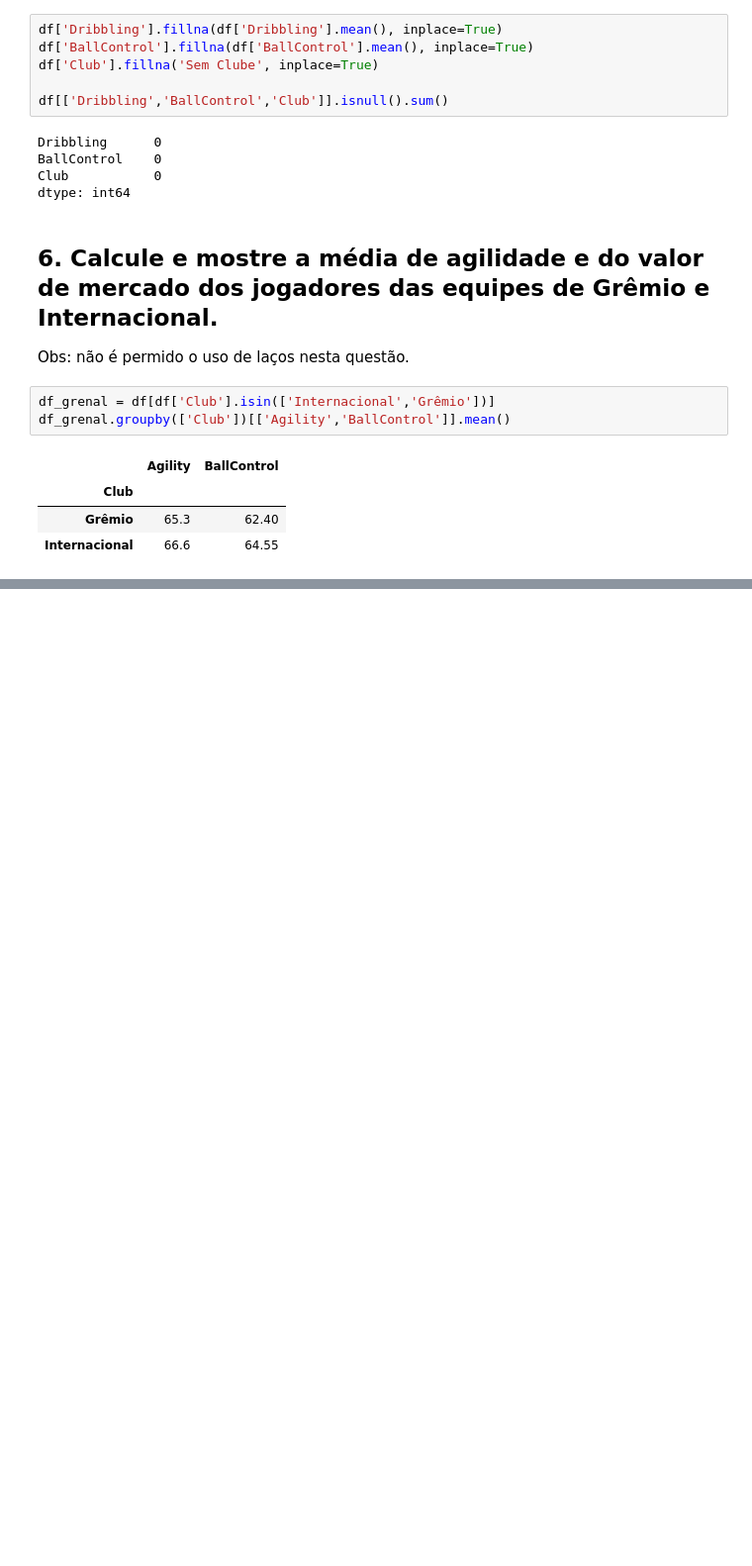
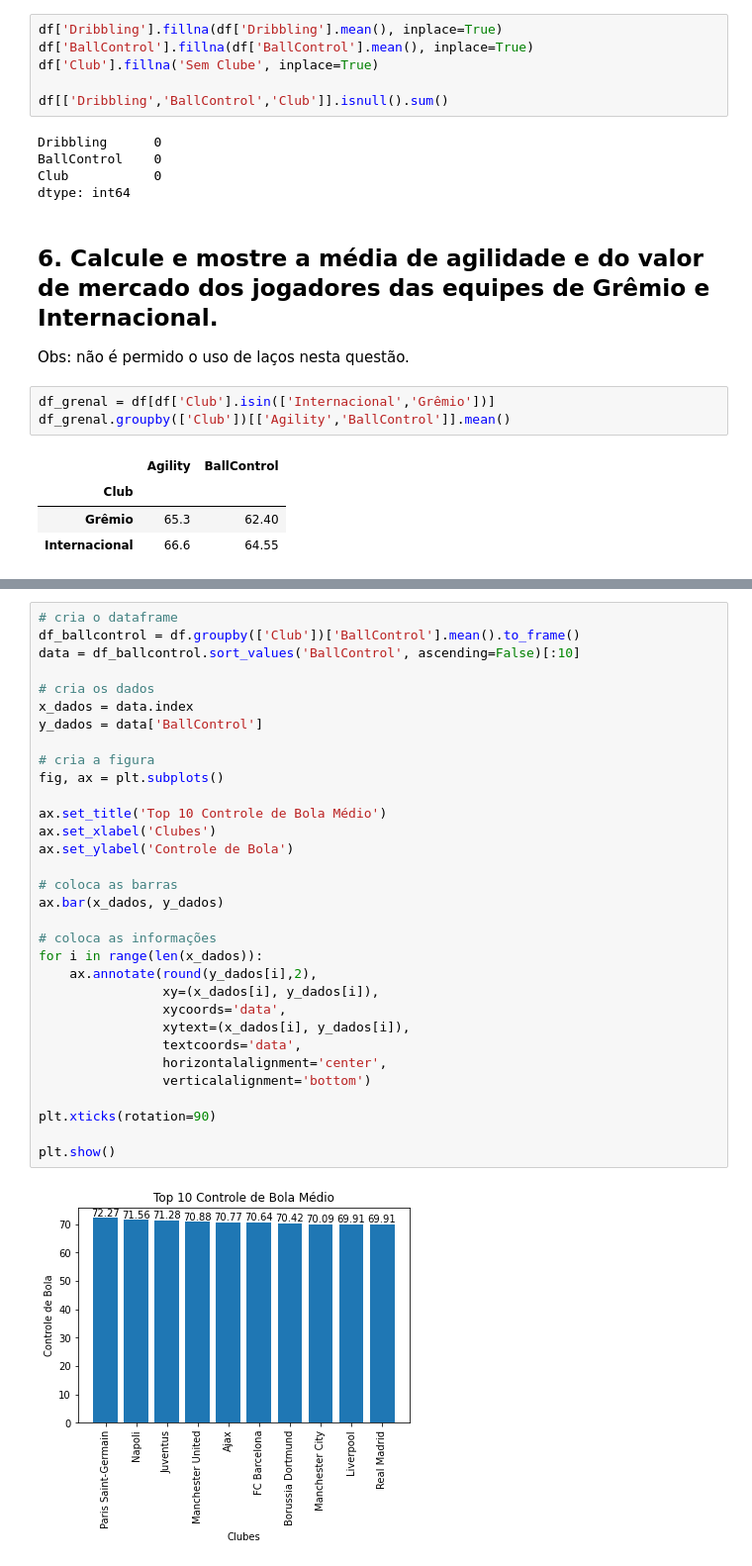
Before and after one commit to macedoti13/EDA-Fifa19Dataset, a Jupyter notebook: TG2.ipynb, the cells around one changed output, grey strips where cells are left out. Shown at 99% size. Cells and saved outputs as stored; diff of their text form; blank space fills up the shorter version.

```diff
--- a/TG2.ipynb
+++ b/TG2.ipynb
@@ -223,6 +223,40 @@ Requisito: colocar o valor com 2 casas decimais após a vírgula no topo de cada
 **Resultado Esperado:**
 
 ![](dados/fig-tg2-ex7.png)
+# %%
+# cria o dataframe
+df_ballcontrol = df.groupby(['Club'])['BallControl'].mean().to_frame()
+data = df_ballcontrol.sort_values('BallControl', ascending=False)[:10]
+
+# cria os dados
+x_dados = data.index
+y_dados = data['BallControl']
+
+# cria a figura
+fig, ax = plt.subplots()
+
+ax.set_title('Top 10 Controle de Bola Médio')
+ax.set_xlabel('Clubes')
+ax.set_ylabel('Controle de Bola')
+
+# coloca as barras
+ax.bar(x_dados, y_dados)
+
+# coloca as informações
+for i in range(len(x_dados)):
+    ax.annotate(round(y_dados[i],2),
+                xy=(x_dados[i], y_dados[i]),
+                xycoords='data',
+                xytext=(x_dados[i], y_dados[i]),
+                textcoords='data',
+                horizontalalignment='center',
+                verticalalignment='bottom')
+
+plt.xticks(rotation=90)
+
+plt.show()
+# %% [output]
+[figure, added]
 # %% [markdown]
 ## 8. Mostre em um gráfico de pizza com porcentagem dos 10 países que mais possuem jogadores no conjunto de dados.
 
```
